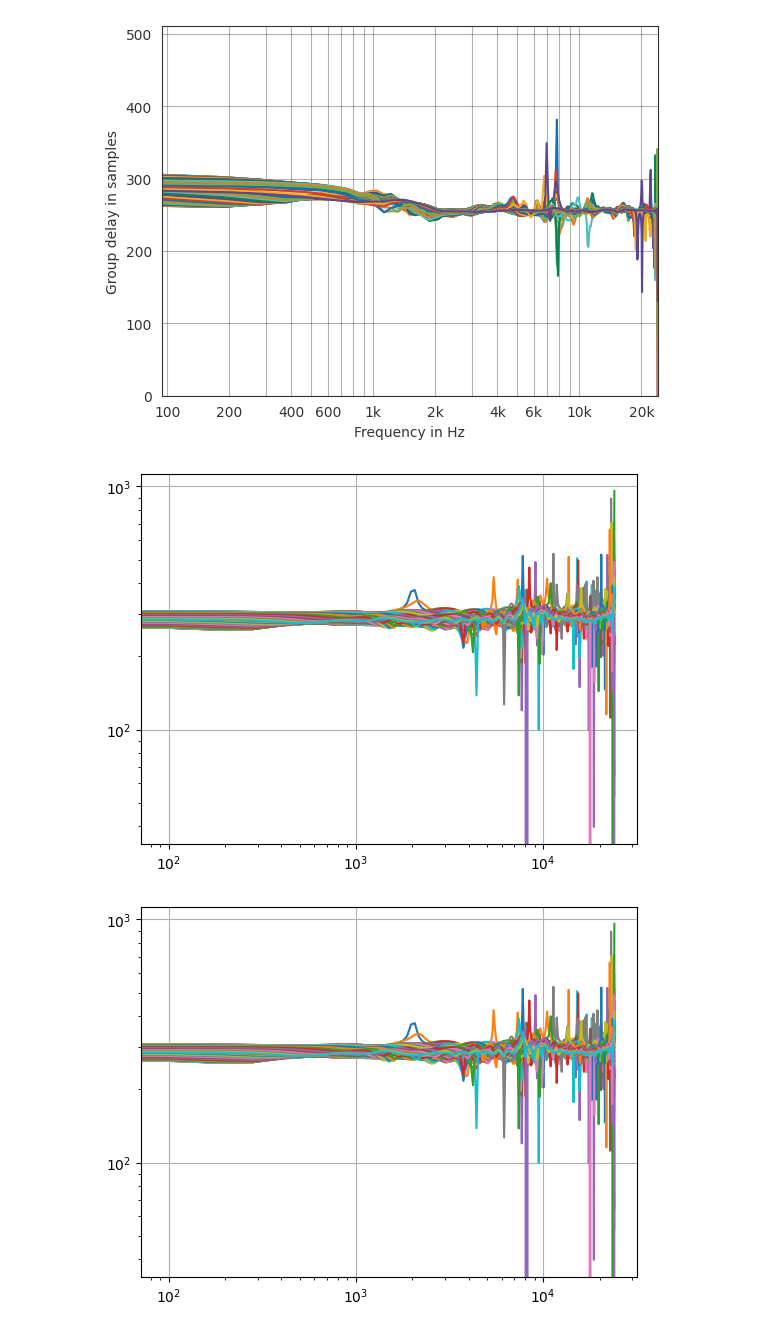
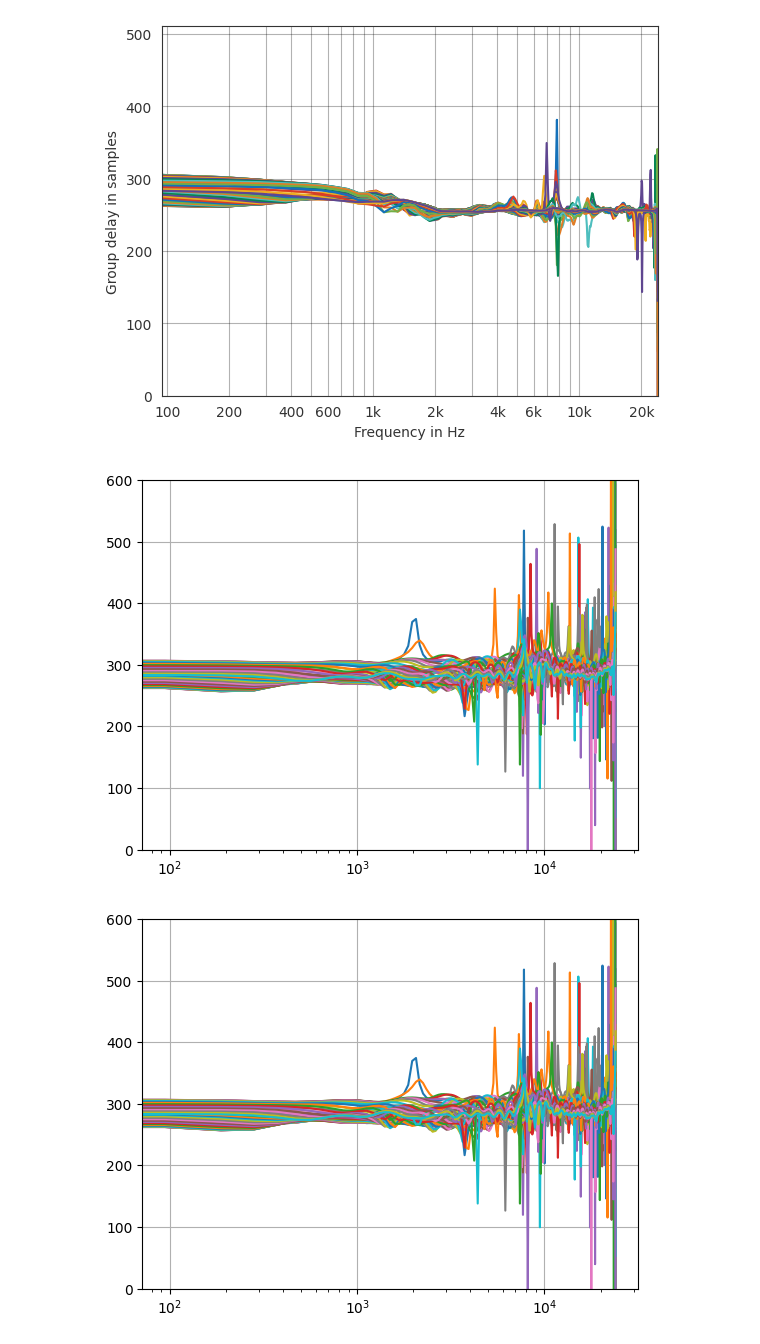
Before and after one commit to OrBerebi/TUB-BGU-colab, a Jupyter notebook: PyTorch/main.ipynb, the cells around one changed output. Saved outputs shown, nothing was run; the diff lists cells and outputs as text; code cells hidden in the pictures.

```diff
--- a/PyTorch/main.ipynb
+++ b/PyTorch/main.ipynb
@@ -768,10 +744,10 @@ def group_delay_multi_channel(impulse_response):
     group_delays = group_delays[:int(N/2)+1, :]
 
     return group_delays
-
+›
 # Example usage
 
-ref, sources, *_ = pf.io.read_sofa('/Users/orberebi/Library/CloudStorage/GoogleDrive-berebio@post.bgu.ac.il/My Drive/research/iMagLS/TUB-Alurazation/30_04_24-save-test/lambda-vec1_1_1_1_1/sofa_export/ref.sofa')
+ref, sources, *_ = pf.io.read_sofa('/Users/orberebi/Library/CloudStorage/GoogleDrive-berebio@post.bgu.ac.il/My Drive/research/iMagLS/TUB-Alurazation/06_05_24-NOphaseMagLS-500/lambda-vec-0_1_1_0_0_0_0_0/sofa_export/ref.sofa')
 # get horizontal plane data
 horizontal = np.abs(sources.elevation) < (.1 / 180 * np.pi)
 azimuth = sources.azimuth[horizontal] / np.pi * 180
@@ -798,36 +774,38 @@ TOA_R = torch.mean(group_delay_result_R[:f_idx,:], 0)
 #foo = foo - foo[0]
 
 
 
 plt.figure
-plt.loglog(f_vec,group_delay_result)
+plt.semilogx(f_vec,group_delay_result_L)
 plt.grid(True)
+plt.ylim(0,600)
 plt.show()
 
 
 
 plt.figure
-plt.loglog(f_vec,ref_tau)
+plt.semilogx(f_vec,ref_tau)
 plt.grid(True)
+plt.ylim(0,600)
 plt.show()
 
 
 
 
 plt.figure
 plt.plot(toa_ref_grp)
 plt.grid(True)
 plt.title("PyFar ITD estimation based on group delay")
 plt.show()
 
 
 plt.figure
 plt.plot(TOA_L - TOA_R)
 plt.grid(True)
 plt.title("PyTorch ITD estimation based on group delay")
 plt.show()
 # %% [output]
-[figure, old version]
+[figure, new version]
-[figure, old version]
+[figure, new version]
 [figure]
 [figure]
```
Also changed, not shown: parts of 6 cells of this notebook, 8 other files.
